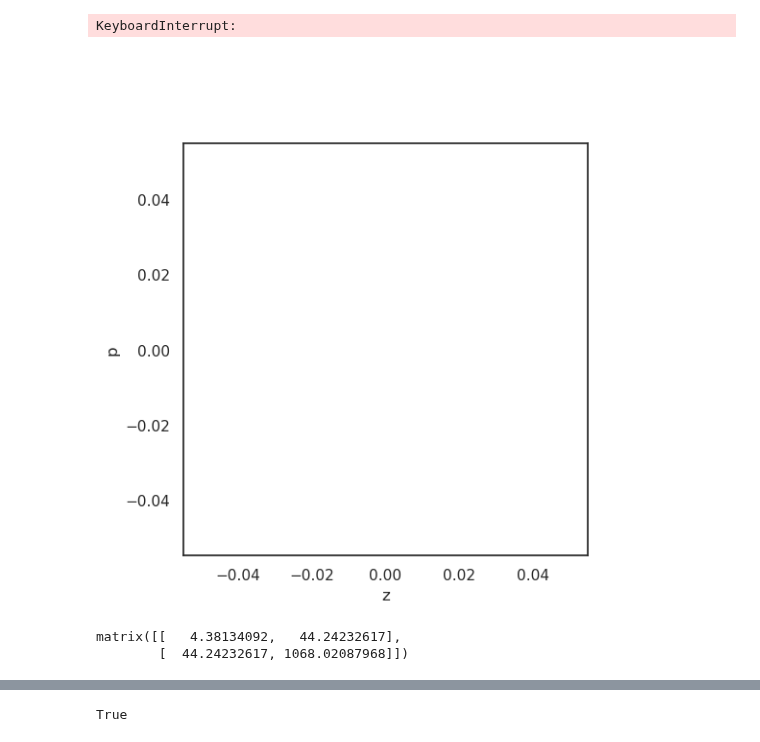
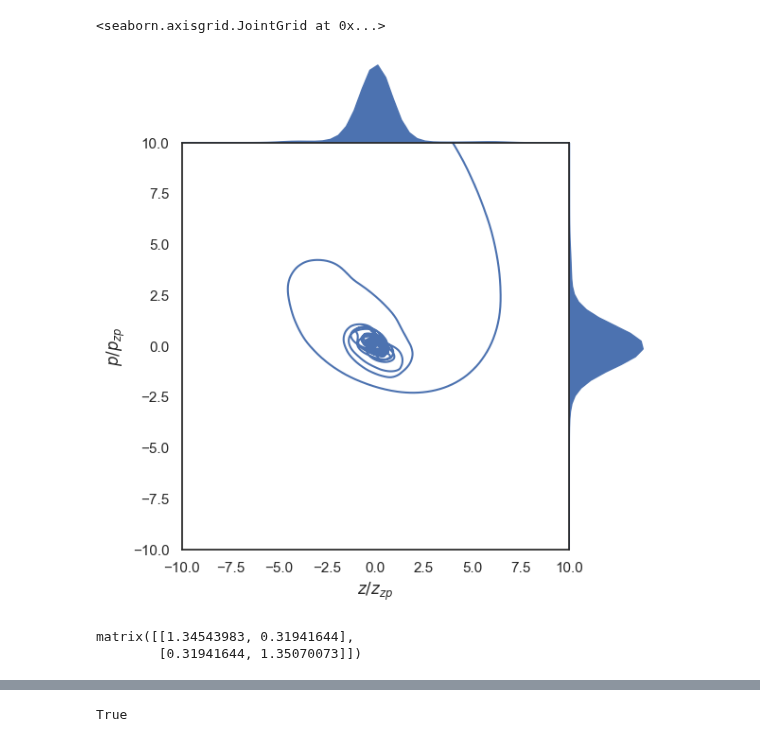
Before and after one commit to QuantumAdventures/single-photons, a Jupyter notebook: notebooks/3. Control Simulation.ipynb, the cells around one changed output, grey strips where cells are left out. Cells and saved outputs as stored; diff of their text form; code cells hidden in the pictures.

```diff
--- a/notebooks/3. Control Simulation.ipynb
+++ b/notebooks/3. Control Simulation.ipynb
@@ -62,13 +65,13 @@ Q = np.array([[0, 0], [0, variance_process]])
 R = np.array([[np.power(std_detection,2)]])
 # %%
 Ad = scipy.linalg.expm(env.A *control_step*delta_t)
-cost_states = np.array([[omega, 0],
-                        [0, omega]])
-(G, S, E) = lqr(Ad, env.B*delta_t*control_step, cost_states, 10*omega)
+cost_states = np.array([[omega/2, 0],
+                        [0, omega/2]])
+(G, S, E) = lqr(Ad, env.B*delta_t*control_step, cost_states, 2000*omega)
 
-x0 = 10
-P0 = 10*np.matrix(np.eye(2))
-estimation = np.matrix([[x0], [0]])
-states = np.array([[0], [0]])
+x0 = 100
+P0 = 100*np.matrix(np.eye(2))
+estimation = np.matrix([[x0*np.random.normal()], [x0*np.random.normal()]])
+states = np.array([[x0*np.random.normal()], [x0*np.random.normal()]])
 G
 # %% [output]
@@ -90,7 +93,7 @@ for i in tqdm(range(t.shape[0])):
         kalman.compute_aposteriori(measured_states[i])
         estimated_states[i, :] = kalman.estimates_aposteriori[int(i/control_step)][:, 0].reshape((2))
         estimation = estimated_states[i, :].reshape((2, 1))
-        control = -1e-3*np.matmul(G, estimation)
+        control = -0.1*np.matmul(G, estimation)#+10000000*np.random.normal()
     else:
         measured_states[i] = measured_states[i-1]
         estimated_states[i, :] = estimated_states[i-1,:]
@@ -120,0 +150,14 @@ p = estimated_states[:,1]*env.zp_p
+# %%
+from scipy.signal import butter, lfilter
+
+def butter_bandpass(lowcut, highcut, fs, order=5):
+    return butter(order, [lowcut, highcut], fs=fs, btype='band')
+
+def butter_bandpass_filter(data, lowcut, highcut, fs, order=5):
+    b, a = butter_bandpass(lowcut, highcut, fs, order=order)
+    y = lfilter(b, a, data)
+    return y
+# %%
+df = pd.DataFrame()
+df['z'] = butter_bandpass_filter(estimated_states[:,0][::30], 22e3, 220e3, 1/(30e-9), order=2)[500:]
+df['p'] = butter_bandpass_filter(estimated_states[:,1][::30], 22e3, 220e3, 1/(30e-9), order=2)[500:]
@@ -121,14 +171,11 @@ p = estimated_states[:,1]*env.zp_p
 # %%
 sns.set_theme(style="white")
-df = pd.DataFrame()
-df['z'] = estimated_states[100:,0]
-df['p'] = estimated_states[100:,1]
-g = sns.JointGrid(data=df, x="z", y="p", space=0)
+g = sns.JointGrid(data=df, x="z", y="p", space=0, xlim=[-10,10], ylim=[-10,10])
 g.plot_joint(sns.lineplot, sort = False)#clip=((2200, 6800), (10, 25)),
              #thresh=0, levels=100, cmap="rocket")
 g.plot_marginals(sns.kdeplot, alpha=1, fill=True)
 g.set_axis_labels(r'$z/z_{zp}$',r'$p/p_{zp}$')
 # %% [output]
-KeyboardInterrupt:
+<seaborn.axisgrid.JointGrid at 0x...>
-[figure, old version]
+[figure, new version]
 # %%
@@ -137,10 +184,10 @@ plt.plot(df['z'], df['p'])
 cov_mat = kalman.error_covariance_aposteriori[-1]
 z_std = env.zp_x*np.sqrt(cov_mat[0,0])
 p_std = env.zp_p*np.sqrt(cov_mat[1,1])
-cov_mat
+np.sqrt(cov_mat)
 # %% [output]
-matrix([[   4.38134092,   44.24232617],
-        [  44.24232617, 1068.02087968]])
+matrix([[1.34543983, 0.31941644],
+        [0.31941644, 1.35070073]])
 # %%
 estimated_states[-30:].var(axis=0)
 # %% [output]
```
Also changed, not shown: parts of 18 cells of this notebook, 5 other files.
